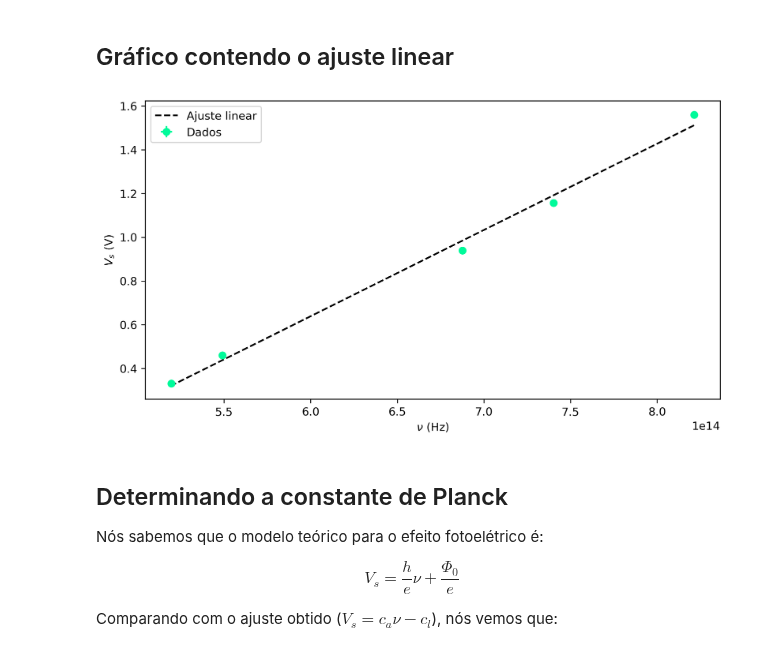
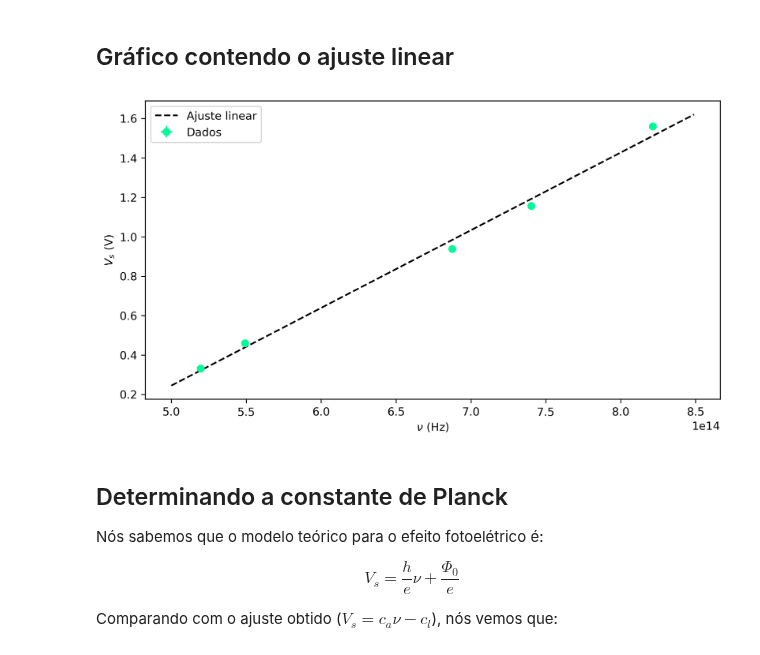
Before and after one commit to viniciusrocca/College_Codes, a Jupyter notebook: Lab3/Photoelectric_effect.ipynb, the cells around one changed output. Cells and saved outputs as stored; diff of their text form; code cells hidden in the pictures.

```diff
--- a/Lab3/Photoelectric_effect.ipynb
+++ b/Lab3/Photoelectric_effect.ipynb
@@ -64,16 +64,18 @@ Coeficiente angular: 0.00000000000000394 +- 0.00000000000000018 (m/s)
 Coeficiente linear: -1.73 +- 0.12 (m)
 # %% [markdown]
 ## Gráfico contendo o ajuste linear
+# %%
+x = np.arange(5e14,8.5e14,1e12)
 # %%
 plt.figure(figsize = [9.2,4.9], dpi = 300)
 plt.errorbar(f,abs(v_s),sigma_v_s,0, 'o', color = 'Mediumspringgreen', label = 'Dados')
-plt.plot(f,f*coef_angular + coef_linear, color ='black', ls = '--', label = r'Ajuste linear')
+plt.plot(x,x*coef_angular + coef_linear, color ='black', ls = '--', label = r'Ajuste linear')
 plt.ylabel(r'$V_s$ (V)')
 plt.xlabel(r'$\nu$ (Hz)')
 plt.legend()
 plt.show()
 # %% [output]
-[figure, old version]
+[figure, new version]
 # %% [markdown]
 ## Determinando a constante de Planck
 
```
